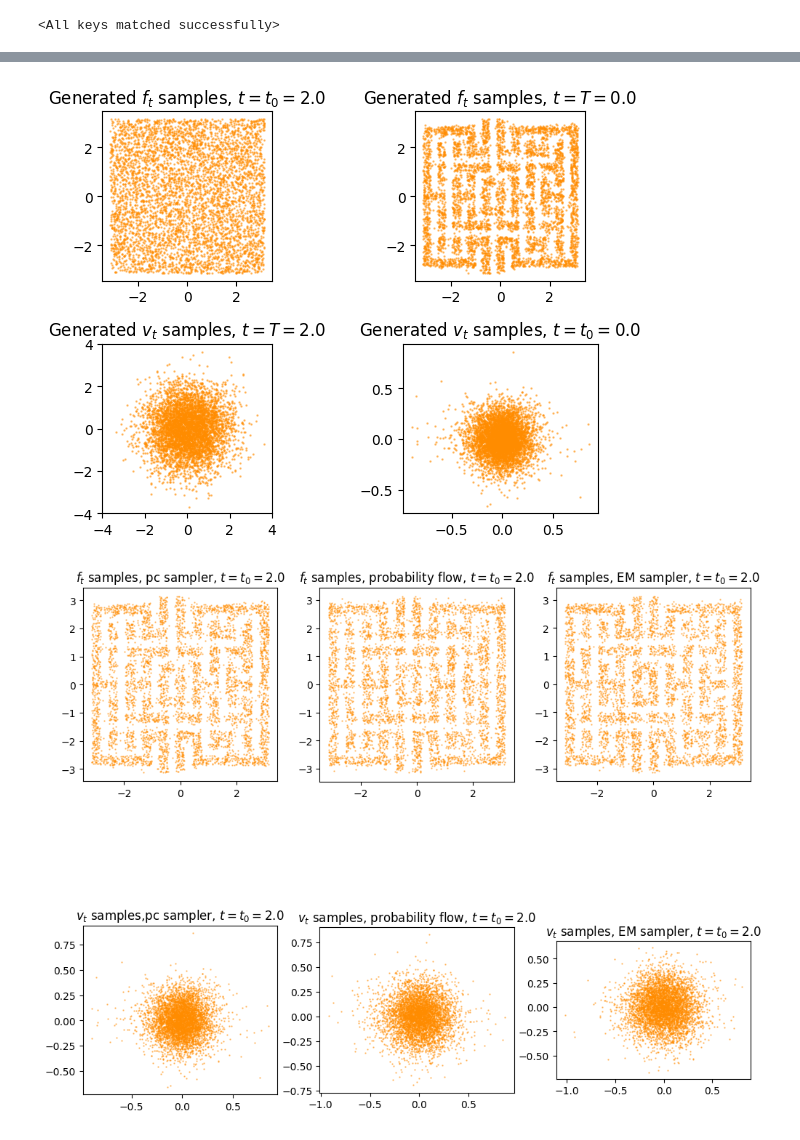
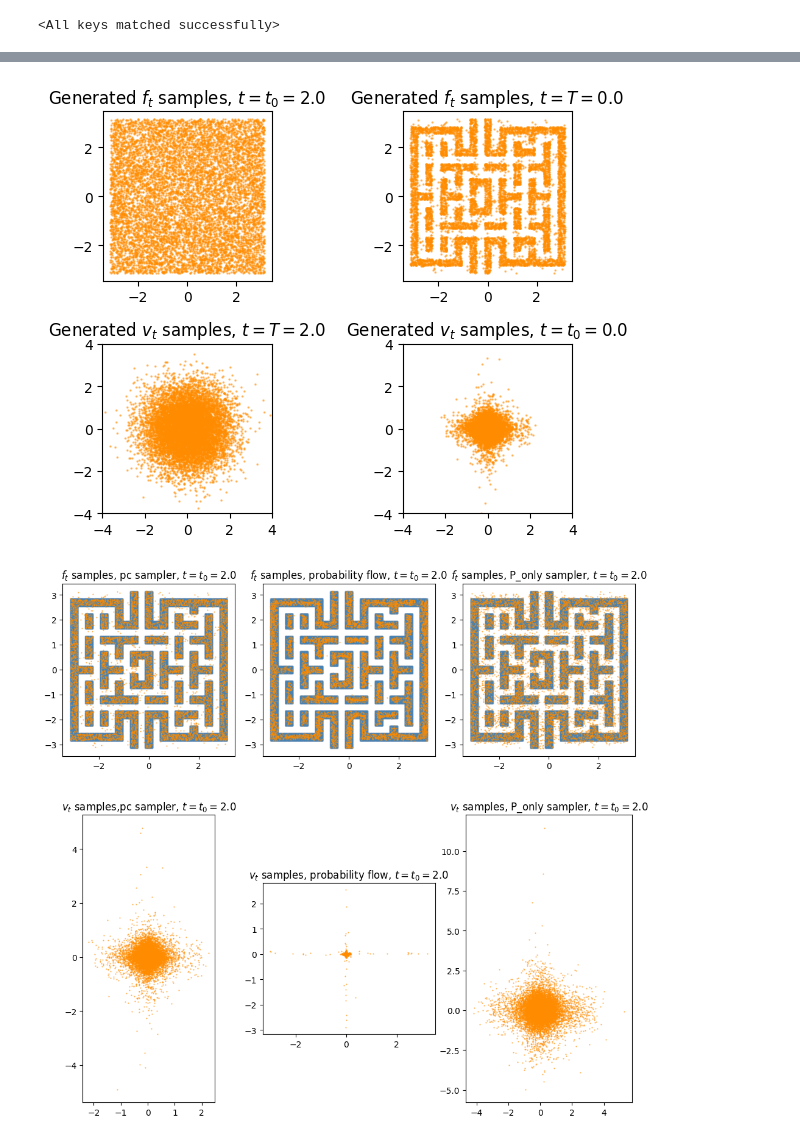
Before and after one commit to MateosCz/diffusion-playground, a Jupyter notebook: pacman_analysis.ipynb, the cells around one changed output, grey strips where cells are left out. Drawn from its saved outputs; the diff is of its cells as text; code cells hidden in the pictures.

```diff
--- a/pacman_analysis.ipynb
+++ b/pacman_analysis.ipynb
@@ -75,13 +80,13 @@ total_time = 2.0
 # data shape: each sample -> (dim,)
 dim = 2
 # model
-x_lifting_dim = 64
-time_embedding_half_dim = 32  # must be even
+x_lifting_dim = 256
+time_embedding_half_dim = 128  # must be even
 time_embedding_scale = 1.0
 position_fourier_bands = 8
 t_dist_kw = "uniform"
 use_weighted_loss = True
-hidden_dim = [512,512]
+hidden_dim = [512,1024,512]
 output_dim = dim
 model = TDMDiffusion(dim=dim, integrator_type="Euler", simplified_param=True).to(device)
 score_nn = TDM_SimpleScoreMLP(
@@ -168,40 +173,40 @@ torch.Size([3334, 1])
 ft_list, vt_list, t_list = model.sample_backward(
     fT_prior_kw="uniform",
     vT_prior_kw="stdGauss",
-    data_shape=(5000, 2),
+    data_shape=(10000, 2),
     total_time=2.0,
     tdm_score_fn=score_nn,
     sample_trajectory=True,
-    n_steps = 50,
-    exponential_integration=False,
+    n_steps = 15,
+    exponential_integration=True,
     probability_flow=False,
     predictor_corrector=True,
-    predictor_corrector_n_steps=10,
-    only_correct_vt = True,
-    tau = 1e-3
+    predictor_corrector_n_steps=1,
+    only_correct_vt = False,
+    tau = 1e-2
 )
 
 ft_flow_list, vt_flow_list, t_flow_list = model.sample_backward(
     fT_prior_kw="uniform",
     vT_prior_kw="stdGauss",
-    data_shape=(5000, 2),
+    data_shape=(10000, 2),
     total_time=2.0,
     tdm_score_fn=score_nn,
     sample_trajectory=True,
-    n_steps = 50,
-    exponential_integration=False,
+    n_steps = 15,
+    exponential_integration=True,
     probability_flow=True
 )
 
 ft_em_list, vt_em_list, t_em_list = model.sample_backward(
     fT_prior_kw="uniform",
     vT_prior_kw="stdGauss",
-    data_shape=(5000, 2),
+    data_shape=(10000, 2),
     total_time=2.0,
     tdm_score_fn=score_nn,
     probability_flow=False,
-    n_steps = 50,
-    exponential_integration=False,
+    n_steps = 15,
+    exponential_integration=True,
     predictor_corrector=False,
     sample_trajectory=True
 )
@@ -247,6 +252,8 @@ ax.set_title(f"Generated $v_t$ samples, $t = T = {t_T}$")
 ax = axes[1,1]
 ax.scatter(v0_final[:,0],v0_final[:,1],c="darkorange",cmap = "viridis",s = 0.5,alpha = 0.5)
 ax.set_aspect("equal")
+ax.set_xlim(-4,4)
+ax.set_ylim(-4,4)
 ax.set_title(f"Generated $v_t$ samples, $t = t_0 = {t_0}$")
 plt.tight_layout()
 plt.show()
@@ -264,44 +271,48 @@ v0_em_final = vt_em_list[-1].detach().cpu()
 
 # Top-left: f_t at t=t0
 ax = axes[0, 0]
+ax.scatter(pacman_np_angle[:,0], pacman_np_angle[:,1], c = "steelblue", s = 0.1, alpha = 0.1)
 ax.scatter(f0_final[:,0], f0_final[:,1], c="darkorange", cmap="viridis", s=0.5, alpha=0.5)
 ax.set_aspect("equal")
 ax.set_title(f"$f_t$ samples, pc sampler, $t = t_0 = {t_T}$")
 
 # Top-right: f_t at t=T
 ax = axes[0, 1]
+ax.scatter(pacman_np_angle[:,0], pacman_np_angle[:,1], c = "steelblue", s = 0.1, alpha = 0.1)
 ax.scatter(f0_flow_final[:,0], f0_flow_final[:,1], c="darkorange", cmap="viridis", s=0.5, alpha=0.5)
 ax.set_aspect("equal")
 ax.set_title(f"$f_t$ samples, probability flow, $t = t_0 = {t_T}$")
 
 
 ax = axes[0, 2]
+ax.scatter(pacman_np_angle[:,0], pacman_np_angle[:,1], c = "steelblue", s = 0.1, alpha = 0.1)
 ax.scatter(f0_em_final[:,0], f0_em_final[:,1], c="darkorange", cmap="viridis", s=0.5, alpha=0.5)
+
 ax.set_aspect("equal")
-ax.set_title(f"$f_t$ samples, EM sampler, $t = t_0 = {t_T}$")
+ax.set_title(f"$f_t$ samples, P_only sampler, $t = t_0 = {t_T}$")
 
 # Bottom-left: v_t at t=t0
 ax = axes[1, 0]
 ax.scatter(v0_final[:,0], v0_final[:,1], c="darkorange", cmap="viridis", s=0.5, alpha=0.5)
 ax.set_aspect("equal")
 # ax.set_xlim(-4, 4)
 # ax.set_ylim(-4, 4)
 ax.set_title(f"$v_t$ samples,pc sampler, $t = t_0 = {t_T}$")
 
 # Bottom-right: v_t at t=T
 ax = axes[1, 1]
 ax.scatter(v0_flow_final[:,0], v0_flow_final[:,1], c="darkorange", cmap="viridis", s=0.5, alpha=0.5)
 ax.set_aspect("equal")
 ax.set_title(f"$v_t$ samples, probability flow, $t = t_0 = {t_T}$")
 
 ax = axes[1, 2]
 ax.scatter(v0_em_final[:,0], v0_em_final[:,1], c="darkorange", cmap="viridis", s=0.5, alpha=0.5)
 ax.set_aspect("equal")
-ax.set_title(f"$v_t$ samples, EM sampler, $t = t_0 = {t_T}$")
+ax.set_title(f"$v_t$ samples, P_only sampler, $t = t_0 = {t_T}$")
 
 plt.tight_layout()
 plt.show()
 # %% [output]
-[figure, old version]
+[figure, new version]
-[figure, old version]
+[figure, new version]
 # %%
```
Also changed, not shown: parts of 6 cells of this notebook, 8 other files.
